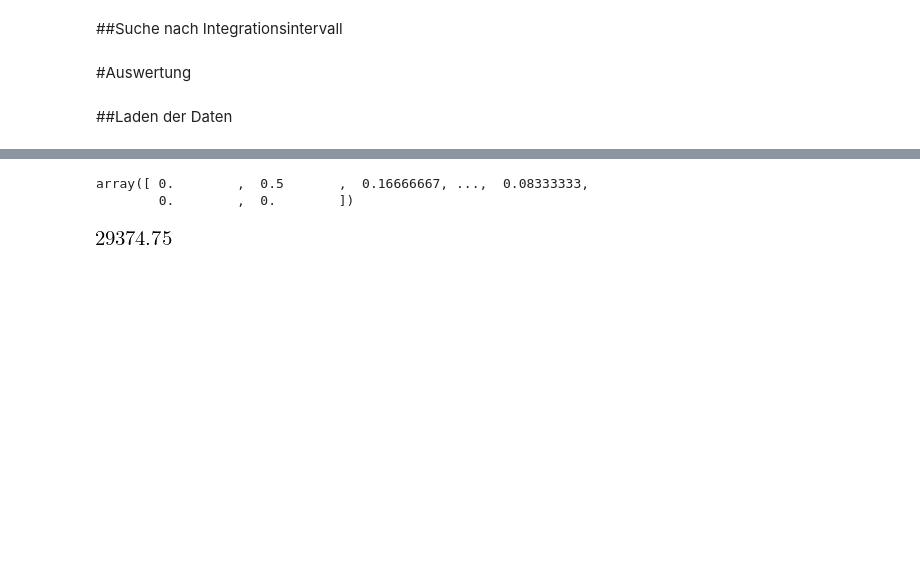
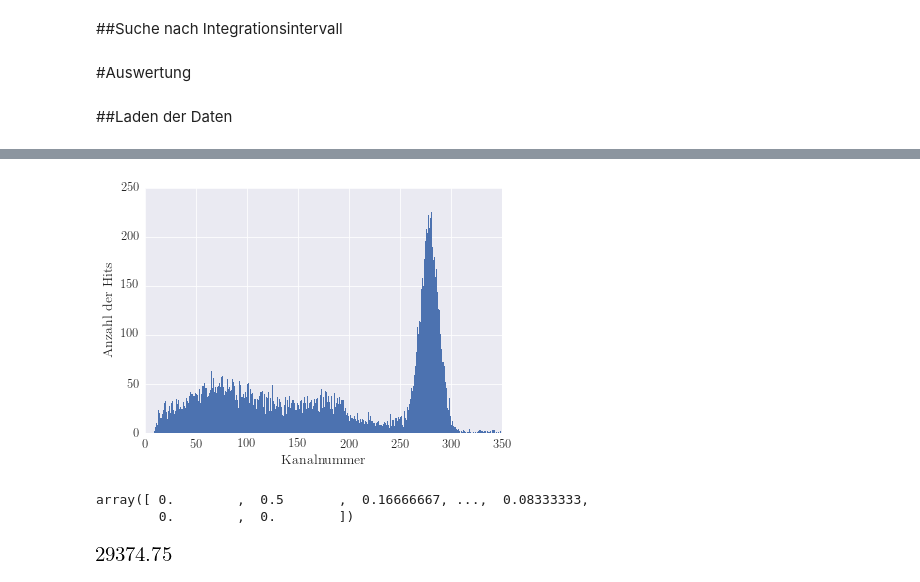
Before and after one commit to LuckyJosh/PhysikFP2015, a Jupyter notebook: 01_TomographieGamma[ ]/Python/Auswertung.ipynb, the cells around one changed output, grey strips where cells are left out. Drawn from its saved outputs; the diff is of its cells as text; code cells hidden in the pictures; blank space fills up the shorter version.

```diff
--- a/01_TomographieGamma[ ]/Python/Auswertung.ipynb
+++ b/01_TomographieGamma[ ]/Python/Auswertung.ipynb
@@ -190,3 +212,13 @@ live_time_0 = live_time_0.mean()
+# %%
+# Plot eines Spektrums aus der 5.Messung von Cube 1
+plt.xlim(0,350)
+plt.xlabel("Kanalnummer")
+plt.ylabel("Anzahl der Hits")
+plt.bar(channels,cube_1[4],width=1,align="center",edgecolor="")#,label=u"Spektrum Würfel 1\n Projektion $I_{5}$ ")
+plt.legend(loc="upper left")
+plt.savefig(path_graphics+"Spektrum_Block_1_Messung_5_0_350_bar.pdf")
+# %% [output]
+[figure, added]
 # %%
 live_time_0
 cube_0
```
Also changed, not shown: parts of 3 cells of this notebook, 5 other files.
